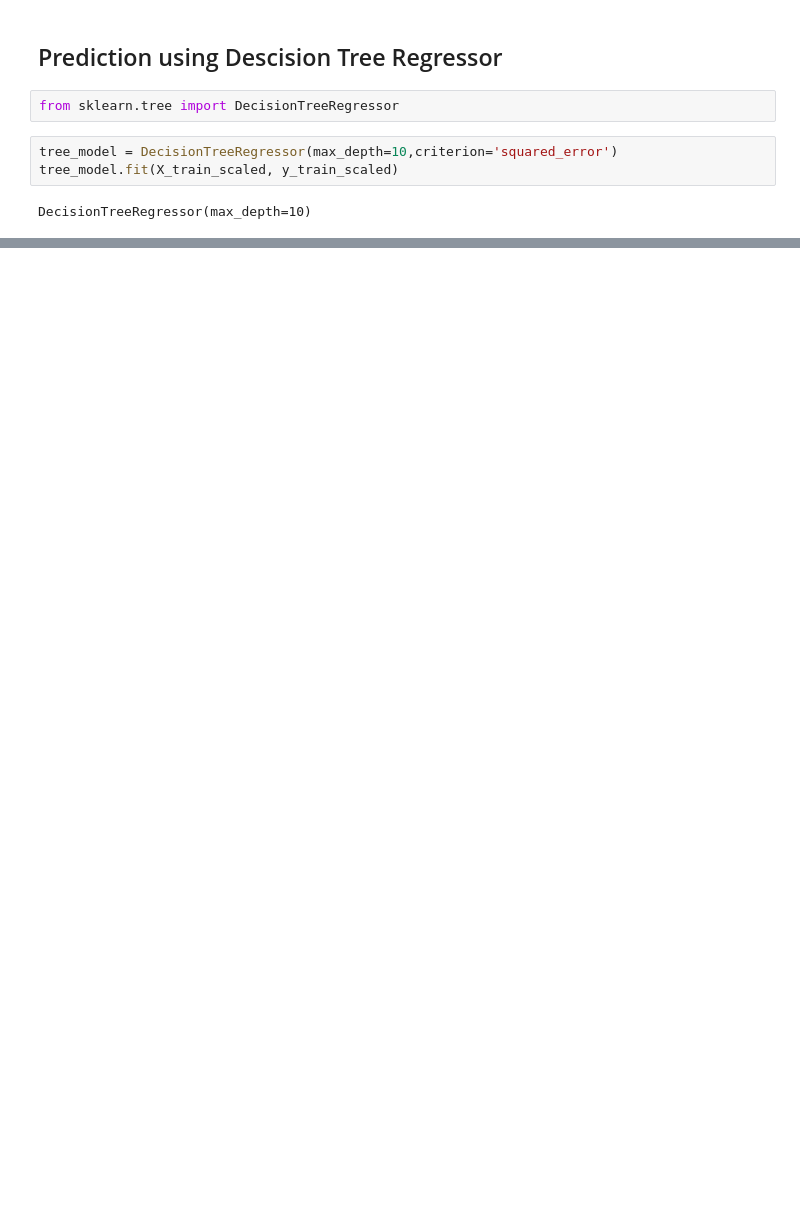
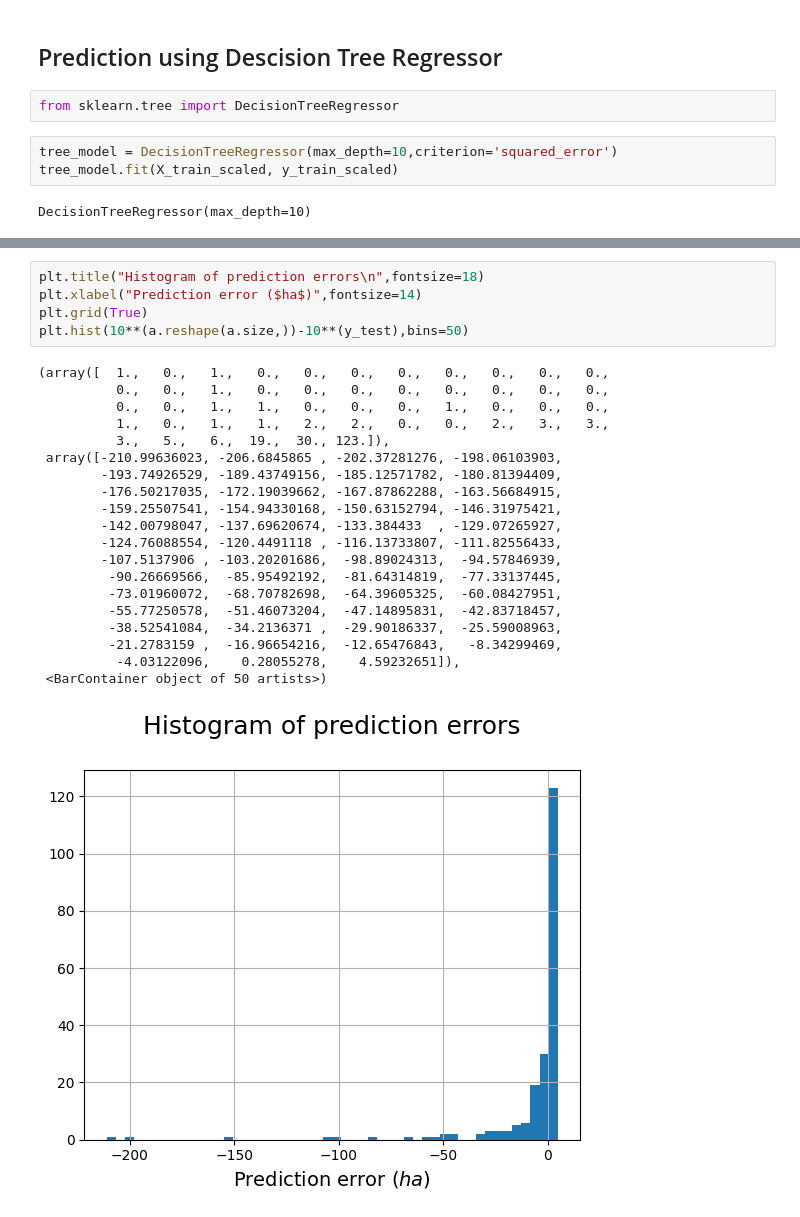
Before and after one commit to ashish070302/ForestFire_prediction, a Jupyter notebook: Predict_Forest_Fires.ipynb, the cells around one changed output, grey strips where cells are left out. Saved outputs shown, nothing was run; the diff lists cells and outputs as text; blank space fills up the shorter version.

```diff
--- a/Predict_Forest_Fires.ipynb
+++ b/Predict_Forest_Fires.ipynb
@@ -330,0 +364,26 @@ plt.plot(range(tol_max),rec_DT)
+# %%
+plt.title("Histogram of prediction errors\n",fontsize=18)
+plt.xlabel("Prediction error ($ha$)",fontsize=14)
+plt.grid(True)
+plt.hist(10**(a.reshape(a.size,))-10**(y_test),bins=50)
+# %% [output]
+(array([  1.,   0.,   1.,   0.,   0.,   0.,   0.,   0.,   0.,   0.,   0.,
+          0.,   0.,   1.,   0.,   0.,   0.,   0.,   0.,   0.,   0.,   0.,
+          0.,   0.,   1.,   1.,   0.,   0.,   0.,   1.,   0.,   0.,   0.,
+          1.,   0.,   1.,   1.,   2.,   2.,   0.,   0.,   2.,   3.,   3.,
+          3.,   5.,   6.,  19.,  30., 123.]),
+ array([-210.99636023, -206.6845865 , -202.37281276, -198.06103903,
+        -193.74926529, -189.43749156, -185.12571782, -180.81394409,
+        -176.50217035, -172.19039662, -167.87862288, -163.56684915,
+        -159.25507541, -154.94330168, -150.63152794, -146.31975421,
+        -142.00798047, -137.69620674, -133.384433  , -129.07265927,
+        -124.76088554, -120.4491118 , -116.13733807, -111.82556433,
+        -107.5137906 , -103.20201686,  -98.89024313,  -94.57846939,
+         -90.26669566,  -85.95492192,  -81.64314819,  -77.33137445,
+         -73.01960072,  -68.70782698,  -64.39605325,  -60.08427951,
+         -55.77250578,  -51.46073204,  -47.14895831,  -42.83718457,
+         -38.52541084,  -34.2136371 ,  -29.90186337,  -25.59008963,
+         -21.2783159 ,  -16.96654216,  -12.65476843,   -8.34299469,
+          -4.03122096,    0.28055278,    4.59232651]),
+ <BarContainer object of 50 artists>)
+[figure, added]
```
Also changed, not shown: parts of 19 cells of this notebook.
